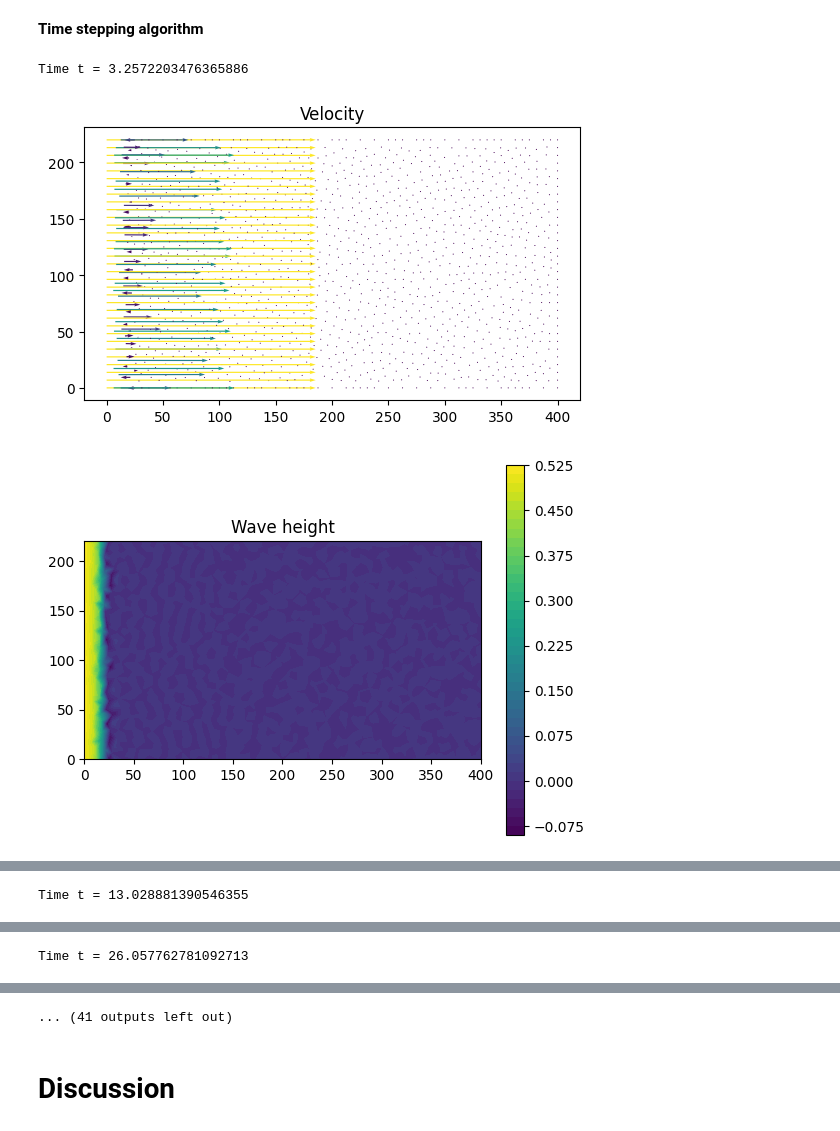
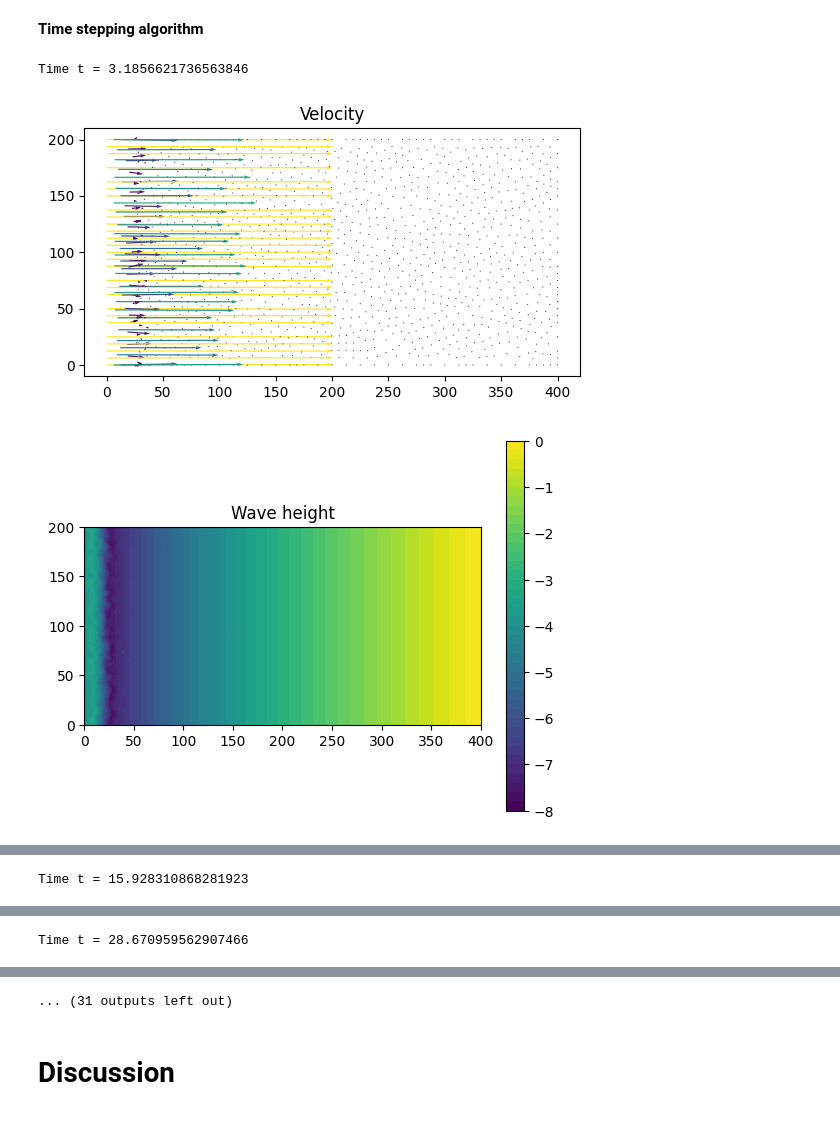
Before and after one commit to katty-anay/Fluid_mechanics_, a Jupyter notebook: Shallow-Water-Equations.ipynb, the cells around one changed output, grey strips where cells are left out. Cells and saved outputs as stored; diff of their text form; code cells hidden in the pictures.

```diff
--- a/Shallow-Water-Equations.ipynb
+++ b/Shallow-Water-Equations.ipynb
@@ -72,7 +72,7 @@ for all test functions $(v,q) \in \hat V\times \hat Q$, where $SD(u,w;v,q)$ is a
 # %%
 # Define rectangular domain
 L = 400
-H = 220
+H = 200
 
 # Define circle
 xc = 1.0
@@ -105,7 +105,7 @@ upper = Upper()
 resolution = 32
 mesh = generate_mesh(Rectangle(Point(0.0,0.0), Point(L,H)), resolution)
 
-#mesh = generate_mesh(Rectangle(Point(0.0,0.0), Point(L,H)) - Rectangle(Point(120,80), Point(130,50))- Rectangle(Point(120,130), Point(130,100))- Rectangle(Point(120,180), Point(130,150)), resolution) #three obstacles left
+#mesh = generate_mesh(Rectangle(Point(0.0,0.0), Point(L,H)) - Rectangle(Point(120,60), Point(130,20))- Rectangle(Point(120,120), Point(130,80))- Rectangle(Point(120,180), Point(130,140)), resolution) #three obstacles left
 
 #mesh = generate_mesh(Rectangle(Point(0.0,0.0), Point(L,H)) - Circle(Point(xc,yc),rc), resolution)
 
@@ -196,7 +196,7 @@ bcu_in1 = DirichletBC(V.sub(1), 0.0, dbc_left)
 bcu_obj0 = DirichletBC(V.sub(0), 0.0, dbc_objects)
 bcu_obj1 = DirichletBC(V.sub(1), 0.0, dbc_objects)
 
-win = Expression('8.0*fabs(sin(0.02*t))', element = Q.ufl_element(), t=0.0)
+win = Expression('10.0*fabs(sin(0.2*t))', element = Q.ufl_element(), t=0.0)
 bcw0 = DirichletBC(Q, win, dbc_left)
 
 bcu = [bcu_in0, bcu_obj0, bcu_obj1]
@@ -220,11 +220,11 @@ class KinvExpression(UserExpression):
         # default value
         values[0] = 1.0e-2
         # obstacles (blocking obstacles ++ <-> increase inverse permeability)
-        if 220.0 <= x[0] <= 230.0 and 55.0 <= x[1] <= 145.0:
+        if 120.0 <= x[0] <= 130.0 and 20.0 <= x[1] <= 60.0:
            values[0] = 50.0
-        if 120.0 <= x[0] <= 130.0 and 100.0 <= x[1] <= 130.0:
+        if 120.0 <= x[0] <= 130.0 and 80.0 <= x[1] <= 120.0:
            values[0] = 50.0
-        if 220.0 <= x[0] <= 230.0 and 150.0 <= x[1] <= 180.0:
+        if 120.0 <= x[0] <= 130.0 and 140.0 <= x[1] <= 180.0:
            values[0] = 50.0
     def value_shape(self):
         return ()
@@ -392,17 +388,15 @@ while t < T + DOLFIN_EPS:
         Lift = assemble(lift)
         if (t > start_sample_time):
           lift_array = np.append(lift_array, Lift)
-
+          time = np.append(time, t)
 
         # Compute height
-        numerateur = assemble(w1 * psi * dx)
-        denominateur = assemble(psi * dx)
-        WaveH = assemble(w1 * psi * dx) / assemble(psi * dx) if denominateur > 0 else 0.0
-        profile=-12+0.5*sqrt(x[0])
+       # numerator = assemble(w1 * psi * dx)
+       # denominator = assemble(psi * dx)
+       # WaveH = assemble(w1 * psi * dx) / denominator if denominator > 0 else 0.0
 
-        if (t > start_sample_time):
-          wave_array = np.append(wave_array, WaveH+profile)
-          time = np.append(time, t)
+        profile=Expression("-10+0.5*sqrt(x[0])", degree=2)
+        profile_func = interpolate(profile, Q)
 
         k += 1
 
@@ -416,39 +410,39 @@ while t < T + DOLFIN_EPS:
         file_w << w1
 
         # Plot solution
         plt.figure()
         plot(u1, title="Velocity")
 
         plt.figure()
 
-        plot_u=plot(w1, title="Wave height")
+        plot_u=plot(w1+profile_func, title="Wave height")
         plt.colorbar(plot_u)
         plot_time += T/plot_freq
 
         plt.show()
 
-        plt.figure()
-        plt.title("Average height")
-        plt.plot(time, wave_array)
-        plt.xlabel('Time (s)')
-        plt.show()
+#        plt.figure()
+#        plt.title("Average height")
+#        plt.plot(time, wave_array)
+#        plt.xlabel('Time (s)')
+#        plt.show()
 
         plt.figure()
         plt.title("Average force")
         plt.plot(time,drag_array,color='blue')
         plt.plot(time,lift_array,color='green')
         plt.legend(['Drag', 'Lift'])
         plt.xlabel('Time (s)')
         plt.show()
 
     # Update time step
     u0.assign(u1)
     w0.assign(w1)
     t += dt
 
 !tar -czvf results-NS.tar.gz results-NS
 files.download('results-NS.tar.gz')
 # %% [output]
-Time t = 3.2572203476365886
+Time t = 3.1856621736563846
-[figure, old version]
+[figure, new version]
-[figure, old version]
+[figure, new version]
@@ -455,0 +450 @@ Time t = 3.2572203476365886
+Time t = 15.928310868281923
@@ -457 +451,0 @@ Time t = 3.2572203476365886
-Time t = 13.028881390546355
@@ -459,0 +454 @@ Time t = 13.028881390546355
+Time t = 28.670959562907466
@@ -462 +456,0 @@ Time t = 13.028881390546355
-Time t = 26.057762781092713
@@ -464,4 +458,4 @@ Time t = 26.057762781092713
-... (41 outputs left out)
+... (31 outputs left out)
 # %% [markdown]
 # **Discussion**
 # %% [markdown]
```
Also changed, not shown: parts of 5 cells of this notebook.
